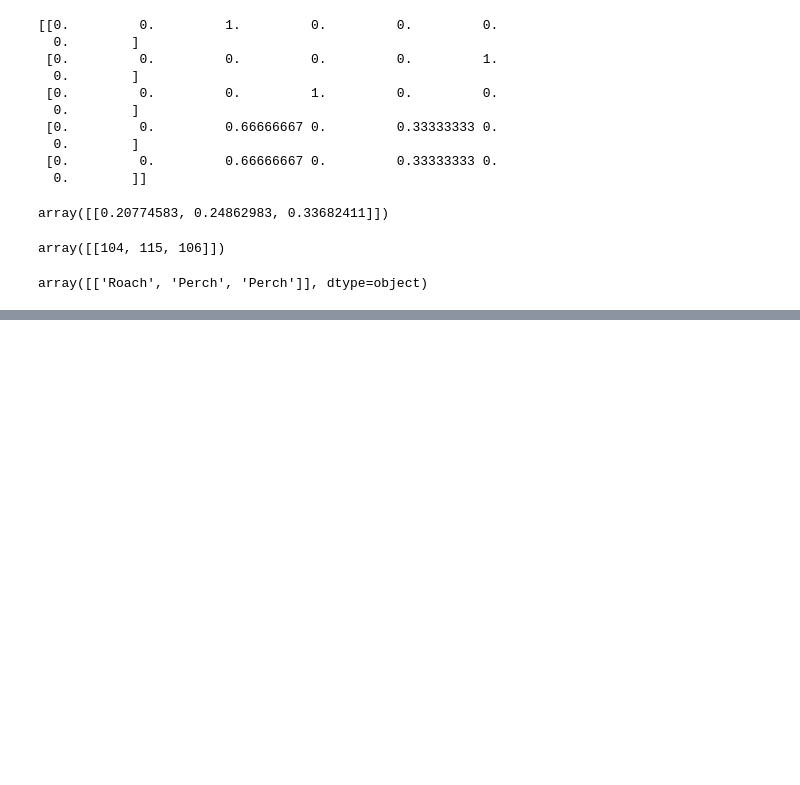
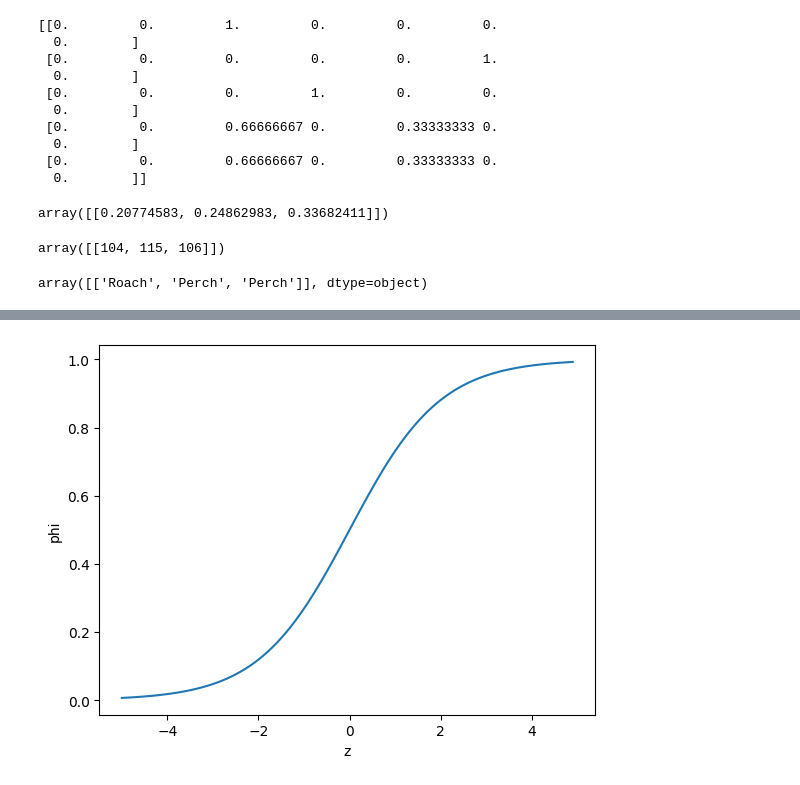
Before and after one commit to JHONEY-076/Machine_Learning, a Jupyter notebook: dataset/Lecture5_1.ipynb, the cells around one changed output, grey strips where cells are left out. Saved outputs shown, nothing was run; the diff lists cells and outputs as text; code cells hidden in the pictures; blank space fills up the shorter version.

```diff
--- a/dataset/Lecture5_1.ipynb
+++ b/dataset/Lecture5_1.ipynb
@@ -151,0 +213,14 @@ array([['Roach', 'Perch', 'Perch']], dtype=object)
+# %%
+## 시그모이드 함수 그래프 그리기
+import numpy as np
+import matplotlib.pyplot as plt
+
+z=np.arange(-5,5,0.1)
+phi=1/(1+np.exp(-z))
+
+plt.plot(z,phi)
+plt.xlabel("z")
+plt.ylabel("phi")
+plt.show()
+# %% [output]
+[figure, added]
```
Also changed, not shown: parts of 3 cells of this notebook, 1 other file.
